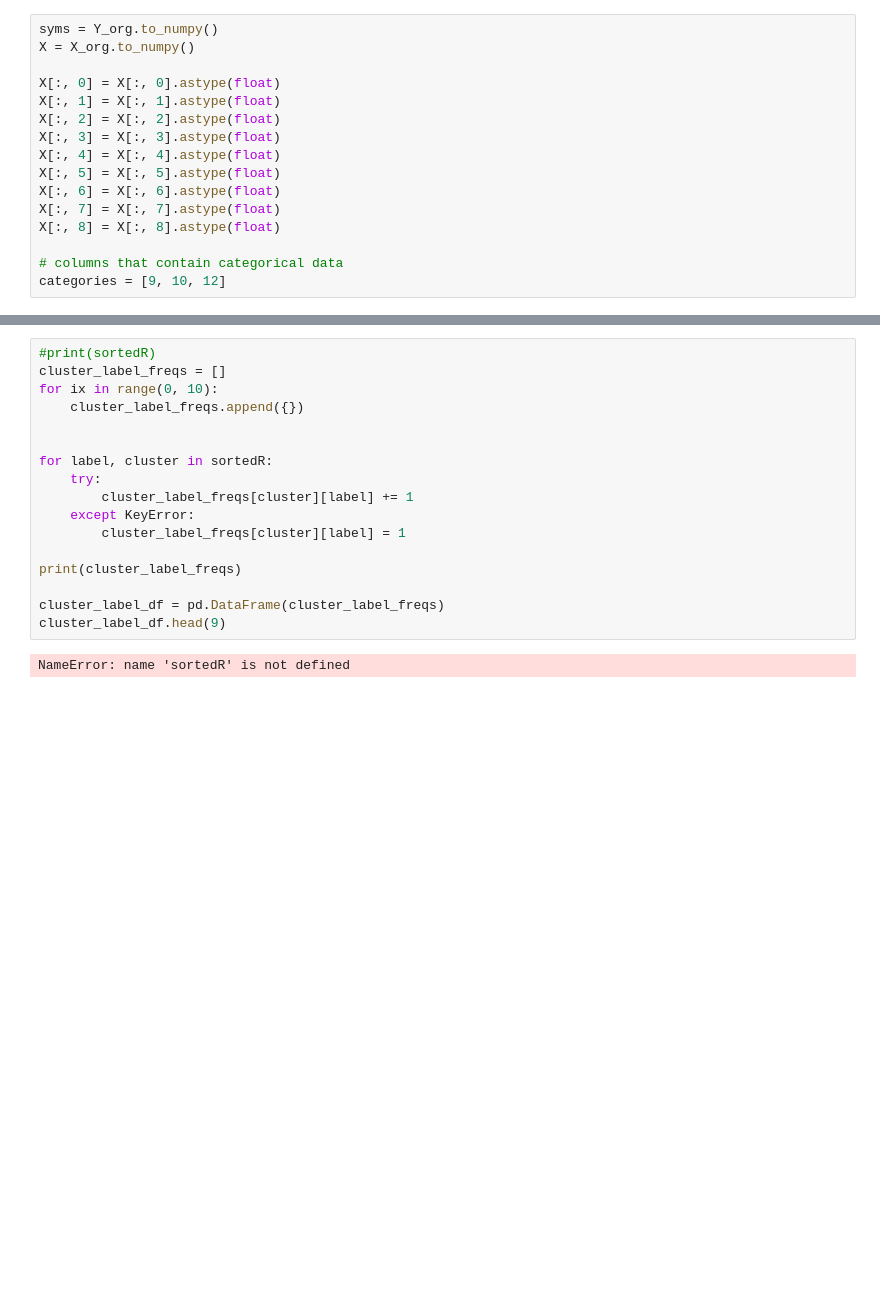
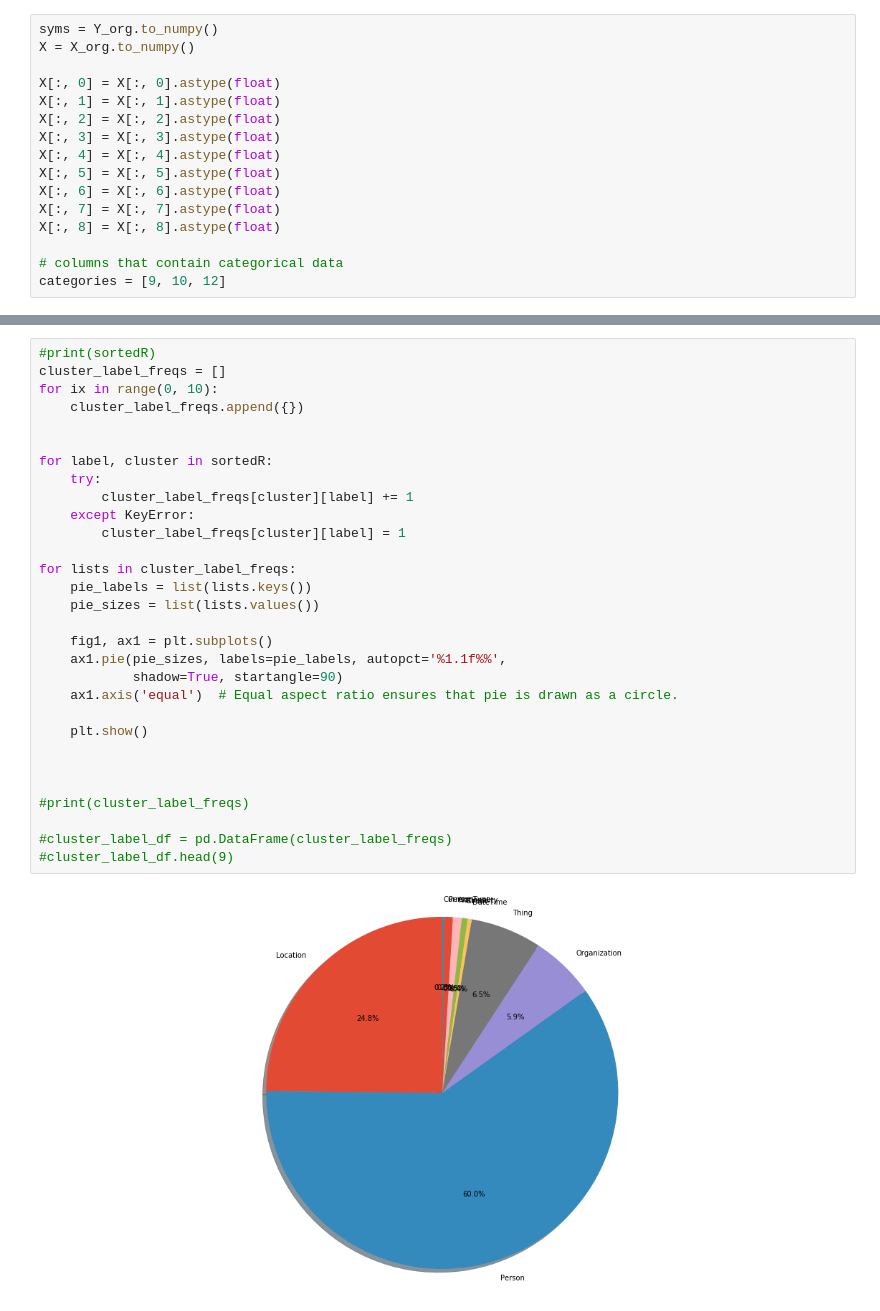
Before and after one commit to thejrace/cse4062_obarey, a Jupyter notebook: clustering_v1.ipynb, the cells around one changed output, grey strips where cells are left out. Drawn from its saved outputs; the diff is of its cells as text; blank space fills up the shorter version.

```diff
--- a/clustering_v1.ipynb
+++ b/clustering_v1.ipynb
@@ -90,19 +90,32 @@ sortedR = sorted(result, key=lambda x: x[1])
 # %%
 #print(sortedR)
 cluster_label_freqs = []
 for ix in range(0, 10):
     cluster_label_freqs.append({})
 
 
 for label, cluster in sortedR:
     try:
         cluster_label_freqs[cluster][label] += 1
     except KeyError:
         cluster_label_freqs[cluster][label] = 1
 
-print(cluster_label_freqs)
+for lists in cluster_label_freqs:
+    pie_labels = list(lists.keys())
+    pie_sizes = list(lists.values())
 
-cluster_label_df = pd.DataFrame(cluster_label_freqs)
-cluster_label_df.head(9)
+    fig1, ax1 = plt.subplots()
+    ax1.pie(pie_sizes, labels=pie_labels, autopct='%1.1f%%',
+            shadow=True, startangle=90)
+    ax1.axis('equal')  # Equal aspect ratio ensures that pie is drawn as a circle.
+
+    plt.show()
+
+
+
+#print(cluster_label_freqs)
+
+#cluster_label_df = pd.DataFrame(cluster_label_freqs)
+#cluster_label_df.head(9)
 # %% [output]
-NameError: name 'sortedR' is not defined
+[figure, added]
```
Also changed, not shown: parts of 5 cells of this notebook, 2 other files.
